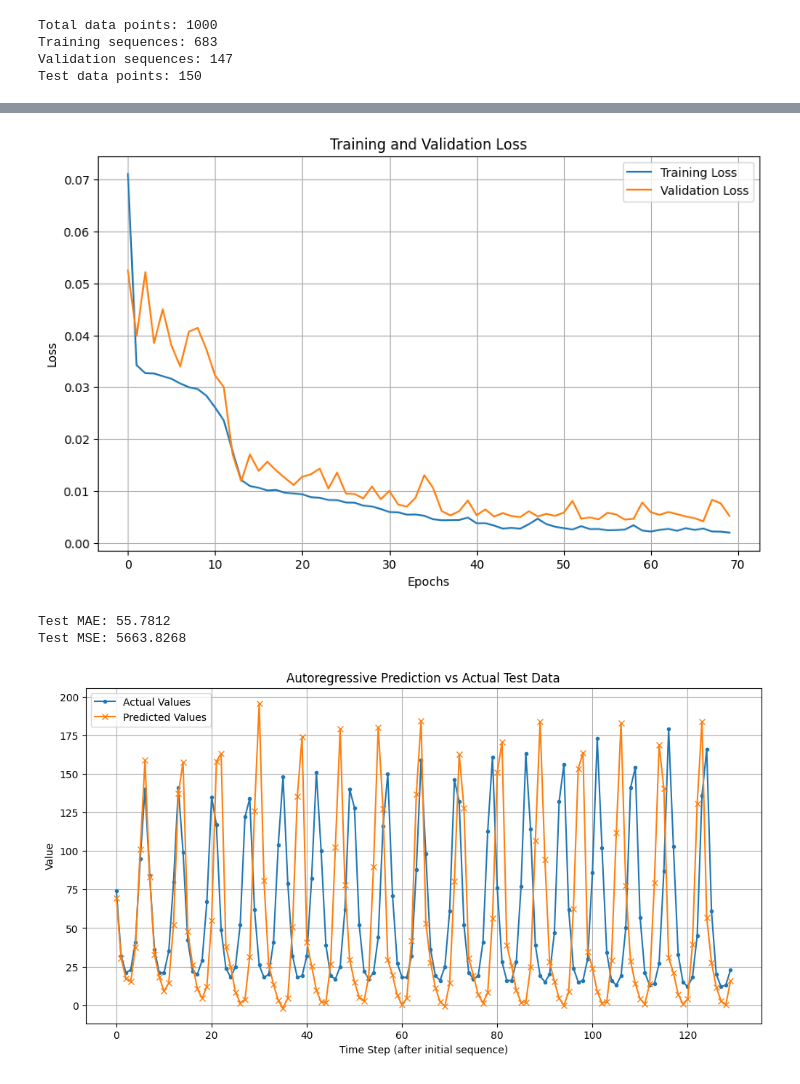
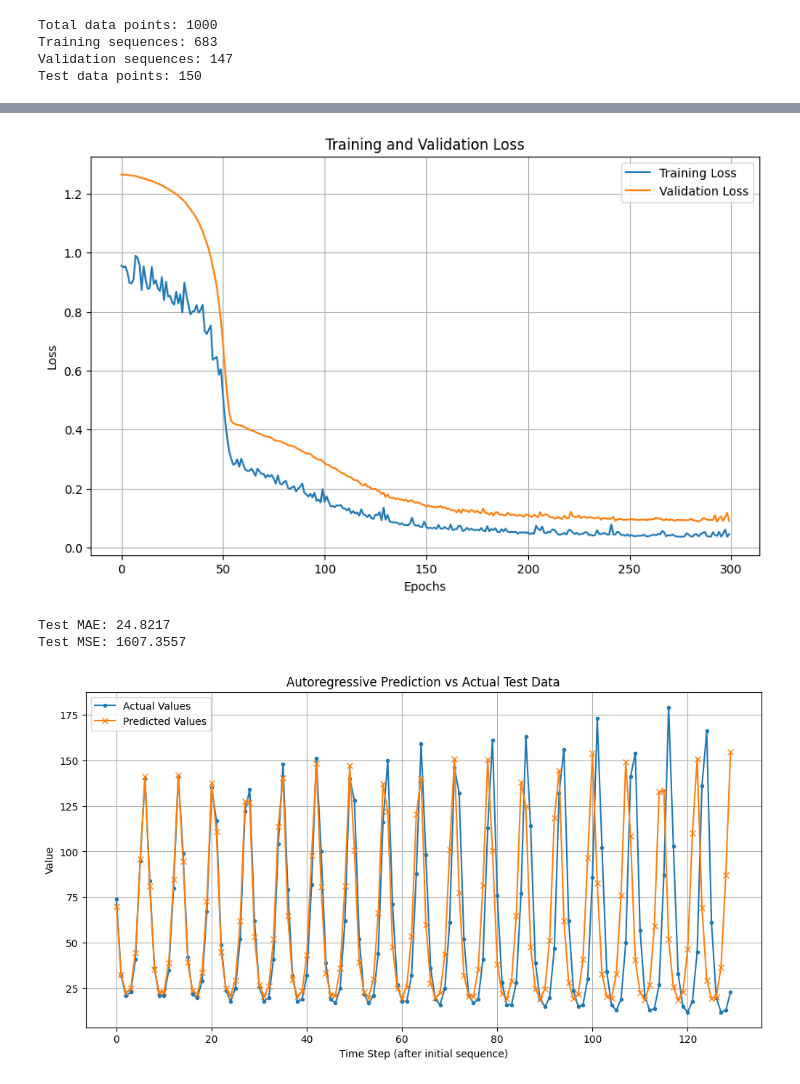
Before and after one commit to alexamirejibi/laser-prediction, a Jupyter notebook: Alex_RNN programming assignment.ipynb, the cells around one changed output, grey strips where cells are left out. Drawn from its saved outputs; the diff is of its cells as text; code cells hidden in the pictures.

```diff
--- a/Alex_RNN programming assignment.ipynb
+++ b/Alex_RNN programming assignment.ipynb
@@ -136,9 +136,9 @@ train_dataset, val_dataset = torch.utils.data.random_split(
 )
 
 # Create DataLoaders for training and validation
-batch_size = 64
+batch_size = 128
 train_loader = DataLoader(train_dataset, batch_size=batch_size, shuffle=True)
-val_loader = DataLoader(val_dataset, batch_size=batch_size, shuffle=True)
+val_loader = DataLoader(val_dataset, batch_size=batch_size, shuffle=False)
 
 # We keep test_data as is (not split into sequences) for autoregressive prediction
 
@@ -169,13 +169,14 @@ class LSTMModel(nn.Module):
 device = torch.device('cuda' if torch.cuda.is_available() else 'cpu')
 model = LSTMModel(hidden_size=64, num_layers=1).to(device)
 criterion = nn.MSELoss()
-optimizer = torch.optim.Adam(model.parameters(), lr=0.001)
+optimizer = torch.optim.Adam(model.parameters(), lr=0.0001)
 
 #training loop
-num_epochs = 70
+num_epochs = 300
 train_losses, val_losses = [], []
 best_val_loss = float('inf')
 best_model_state = None
+best_epoch = -1
 for epoch in range(num_epochs):
     # train
     model.train()
@@ -204,7 +205,6 @@ for epoch in range(num_epochs):
     val_loss /= len(val_loader)
     train_losses.append(train_loss)
     val_losses.append(val_loss)
-    best_epoch = -1
 
     # save the best model
     if val_loss < best_val_loss:
@@ -237,13 +237,6 @@ plt.show()
 # autoregressive prediction on the test set
 model.eval()
 predictions = []
-# use the last `seq_len` points from the training data as the initial input
-# current_sequence = torch.tensor(train_val_data[-seq_len:], dtype=torch.float32).reshape(1, seq_len, 1).to(device)
-
-# alternatively, use the first seq_len points of the test data if appropriate for the task
-# ensure test_data is properly shaped and scaled if you use it directly
-# for this example, we'll assume test_data starts immediately after train_val_data for continuity
-# or, more directly, take the first seq_len of the *actual* test_data (scaled)
 initial_sequence_np = test_data[:seq_len].reshape(1, seq_len, 1)
 current_sequence = torch.tensor(initial_sequence_np, dtype=torch.float32).to(device)
 
@@ -301,4 +294,4 @@ Best validation loss: 0.0041 for epoch -1
-[figure, old version]
+[figure, new version]
-Test MAE: 55.7812
-Test MSE: 5663.8268
+Test MAE: 24.8217
+Test MSE: 1607.3557
-[figure, old version]
+[figure, new version]
```
Also changed, not shown: parts of 2 cells of this notebook.
